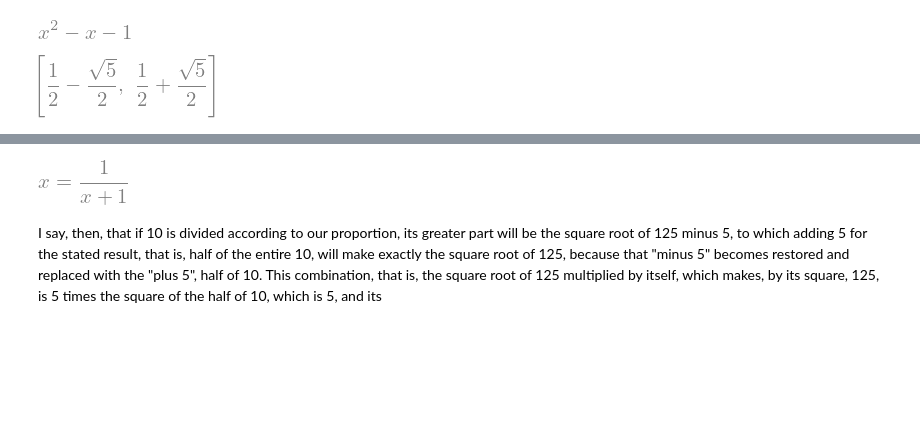
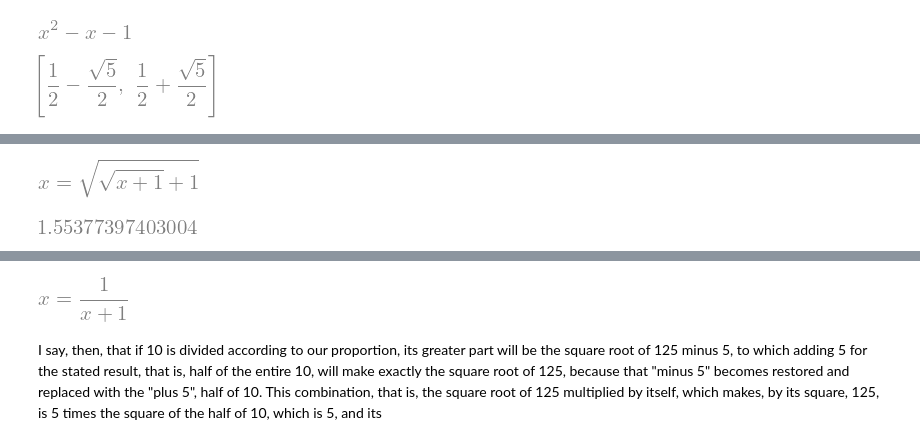
Before and after one commit to geometor/explorer-notebooks, a Jupyter notebook: golden.ipynb, the cells around one changed output, grey strips where cells are left out. Drawn from its saved outputs; the diff is of its cells as text; code cells hidden in the pictures; blank space fills up the shorter version.

```diff
--- a/golden.ipynb
+++ b/golden.ipynb
@@ -141,0 +152,10 @@ sp.solve(g4)
+# %%
+
+eq = sp.Eq(x, g5.rhs.subs(x, sp.sqrt(1 + x)))
+eq
+# %% [output]
+[figure, added]
+# %%
+eq.rhs.subs(x, 1).evalf()
+# %% [output]
+[figure, added]
```
Also changed, not shown: parts of 9 cells of this notebook, 12 other files.
